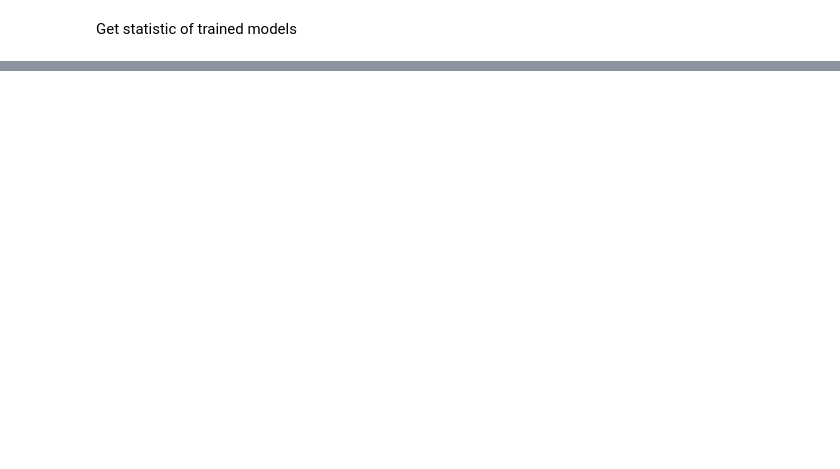
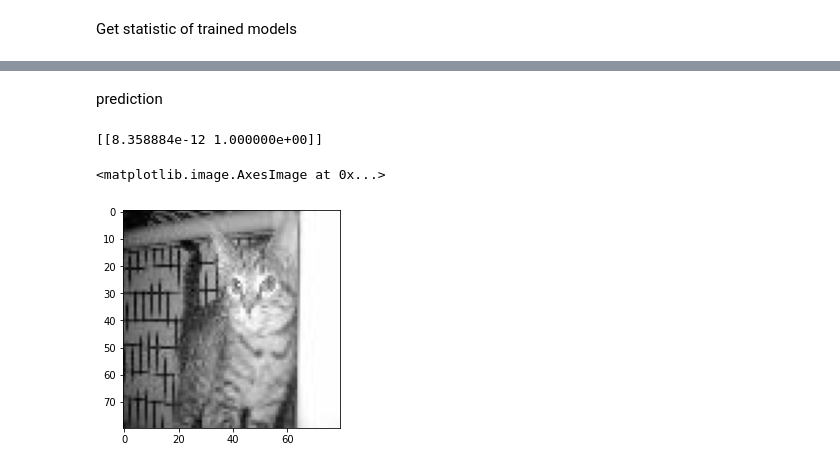
Before and after one commit to minidragon88/hcmus-19c11-group19-AI, a Jupyter notebook: dog_cat/dog_cats.ipynb, the cells around one changed output, grey strips where cells are left out. Saved outputs shown, nothing was run; the diff lists cells and outputs as text; code cells hidden in the pictures; blank space fills up the shorter version.

```diff
--- a/dog_cat/dog_cats.ipynb
+++ b/dog_cat/dog_cats.ipynb
@@ -217,0 +293,19 @@ print("Loss : " + str(scores[0]) + " Accuracy: " + str(scores[1]))
+# %%
+activation_function = "relu"
+model = load_model(trained_model_dir, activation_function)
+
+@tf.function
+def traceme(x):
+    return model(x)
+
+
+logdir = "log"
+writer = tf.summary.create_file_writer(logdir)
+tf.summary.trace_on(graph=True, profiler=True)
+# Forward pass
+traceme(tf.zeros((1, 80, 80, 1)))
+with writer.as_default():
+    tf.summary.trace_export(name="model_trace", step=0, profiler_outdir=logdir)
+
+%load_ext tensorboard
+%tensorboard --logdir log
@@ -217,0 +321,11 @@ print("Loss : " + str(scores[0]) + " Accuracy: " + str(scores[1]))
+# %% [markdown]
+prediction
+# %%
+to_be_test = test_data[11251]
+candiadate = np.array(to_be_test).reshape(-1,80,80,1)
+print(model.predict(candiadate / 255.0))
+plt.imshow(np.squeeze(to_be_test),cmap="gray")
+# %% [output]
+[[8.358884e-12 1.000000e+00]]
+<matplotlib.image.AxesImage at 0x...>
+[figure, added]
```
Also changed, not shown: parts of 8 cells of this notebook, 1 other file.
